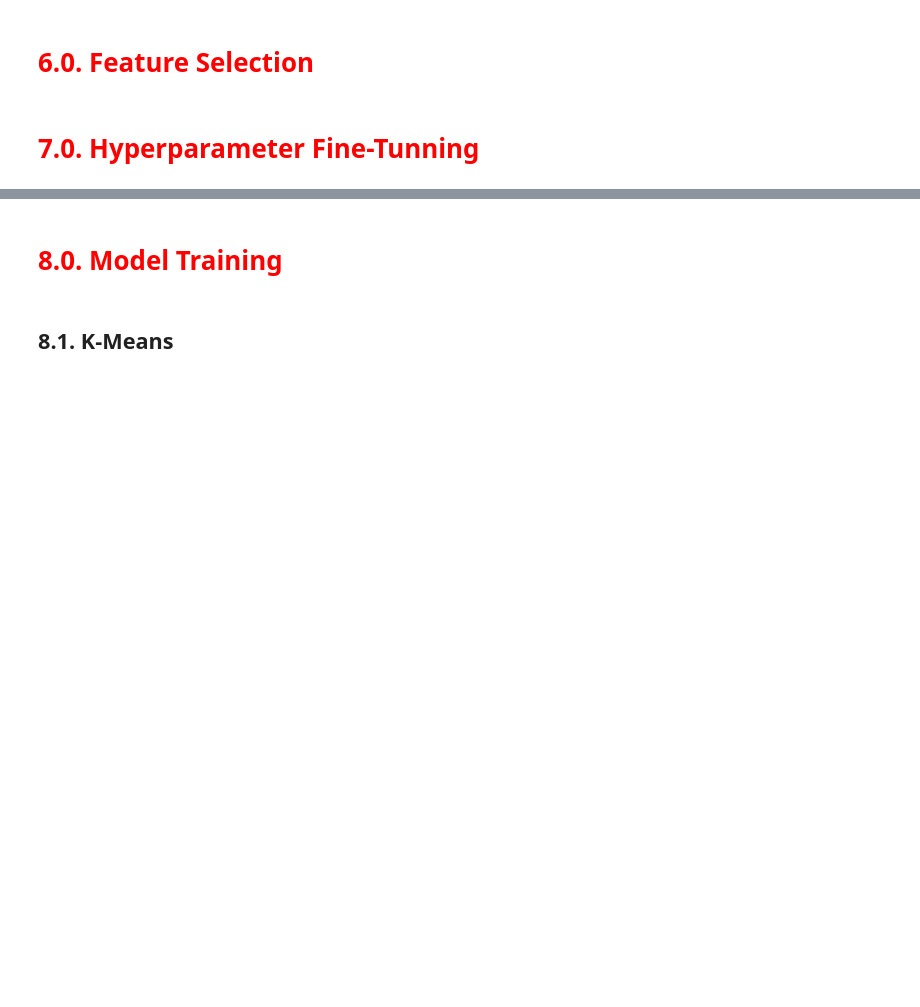
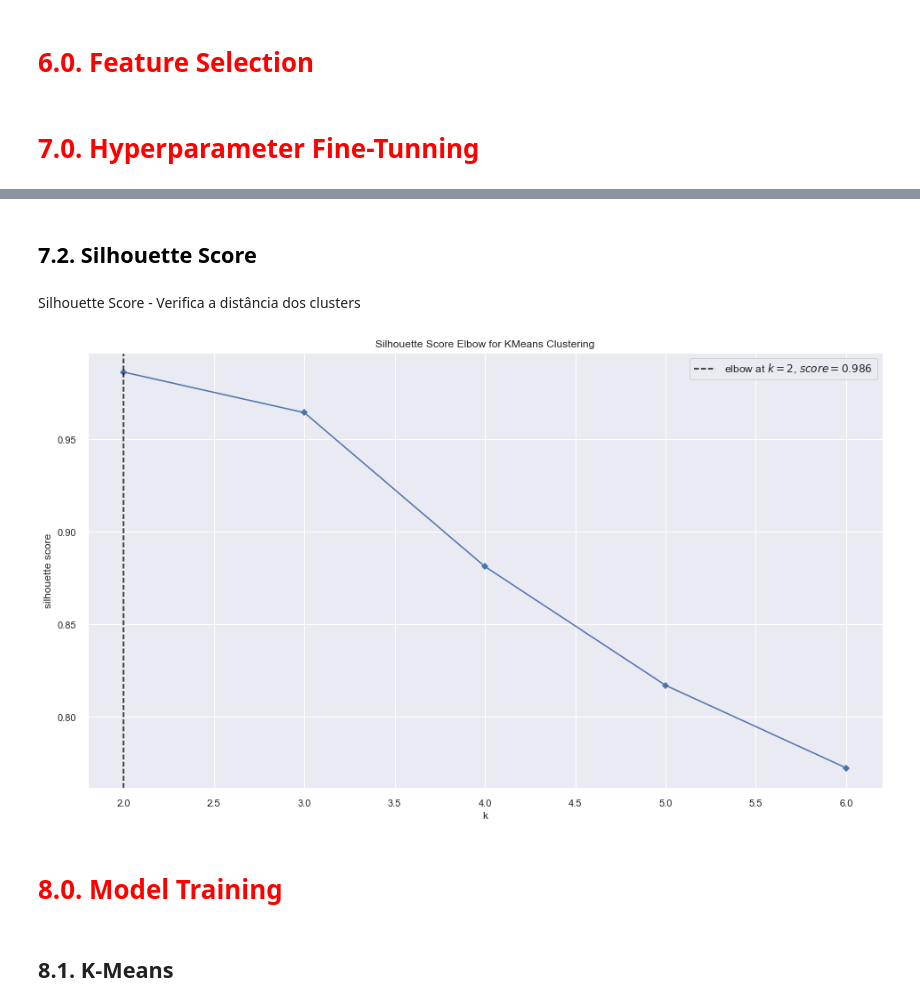
Before and after one commit to RaulBelarmino/insiders_clustering, a Jupyter notebook: notebooks/c0.1-mdfl-metrics-Copy1.ipynb, the cells around one changed output, grey strips where cells are left out. Saved outputs shown, nothing was run; the diff lists cells and outputs as text; code cells hidden in the pictures; blank space fills up the shorter version.

```diff
--- a/notebooks/c0.1-mdfl-metrics-Copy1.ipynb
+++ b/notebooks/c0.1-mdfl-metrics-Copy1.ipynb
@@ -298,3 +383,13 @@ df_ref.head()
+# %% [markdown]
+## <font color='black'> 7.2. Silhouette Score </font>
+# %% [markdown]
+Silhouette Score - Verifica a distância dos clusters
+# %%
+kmeans = KElbowVisualizer(c.KMeans(), k=clusters, metric='silhouette', timings=False )
+kmeans.fit(X)
+kmeans.show();
+# %% [output]
+[figure, added]
 # %% [markdown]
 # <font color='red'> 8.0. Model Training </font>
 # %% [markdown]
```
Also changed, not shown: parts of 18 cells of this notebook.
